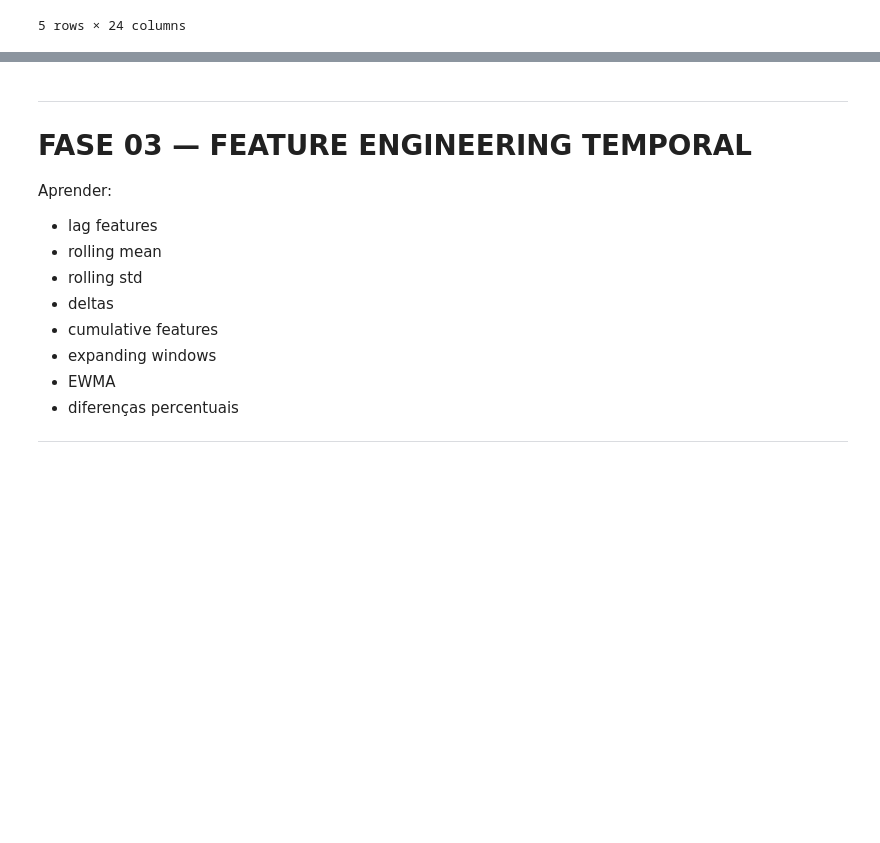
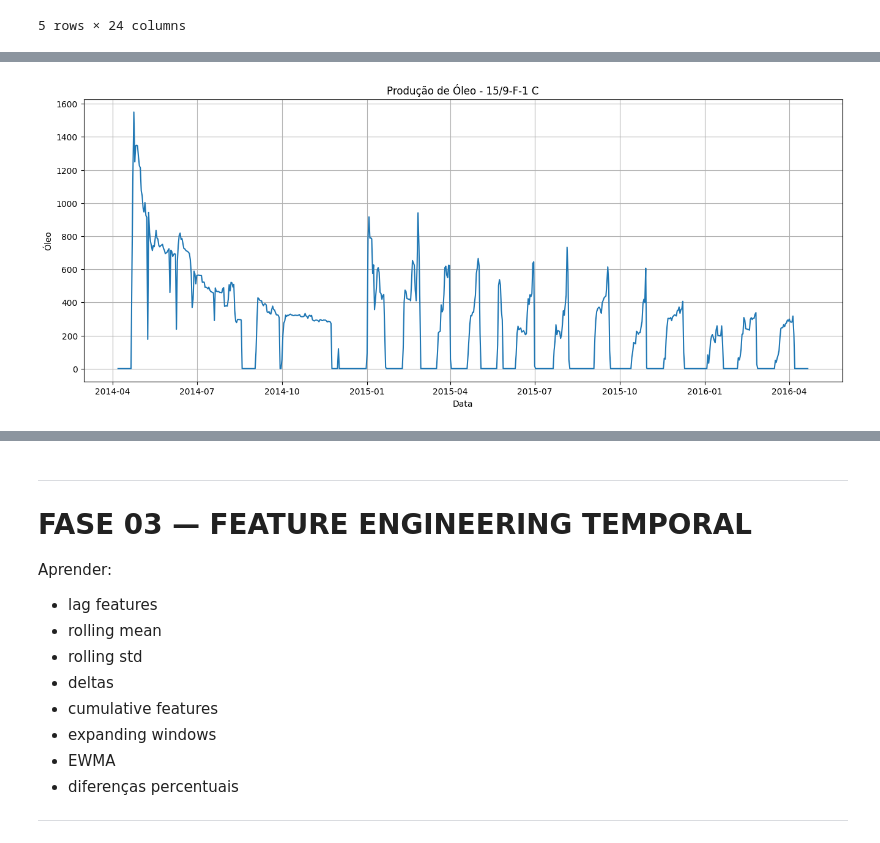
Before and after one commit to marcusvbrangel/production-surveillance, a Jupyter notebook: production_surveillance.ipynb, the cells around one changed output, grey strips where cells are left out. Cells and saved outputs as stored; diff of their text form; code cells hidden in the pictures; blank space fills up the shorter version.

```diff
--- a/production_surveillance.ipynb
+++ b/production_surveillance.ipynb
@@ -548,3 +542,25 @@ df_eda["DATEPRD"] = pd.to_datetime(df_eda["DATEPRD"])
 # %%
 # ordenar
 df_eda = df_eda.sort_values(by=["NPD_WELL_BORE_NAME", "DATEPRD"])
+# %%
+# ============================================================
+# ESCOLHER UM POÇO
+# ============================================================
+
+# IMPORTANTÍSSIMO.
+
+# EDA temporal inicialmente:
+
+# SEMPRE por poço
+# ===========================================================
+
+df_eda["NPD_WELL_BORE_NAME"].unique()
+
+well_name = "15/9-F-1 C"
+
+df_well = (
+    df_eda[df_eda["NPD_WELL_BORE_NAME"] == well_name]
+    .copy()
+)
+
+df_well.head()
@@ -550,0 +580,3 @@ df_eda = df_eda.sort_values(by=["NPD_WELL_BORE_NAME", "DATEPRD"])
+# %%
+# definir indice temporal
+df_well = df_well.set_index("DATEPRD")
@@ -550,0 +594,19 @@ df_eda = df_eda.sort_values(by=["NPD_WELL_BORE_NAME", "DATEPRD"])
+# %%
+# ============================================================
+# PRODUCAO DE OLEO AO LONGO DO TEMPO
+# ============================================================
+
+plt.figure(figsize=(16,6))
+
+plt.plot(
+    df_well.index,
+    df_well["BORE_OIL_VOL"]
+)
+
+plt.title(f"Produção de Óleo - {well_name}")
+plt.xlabel("Data")
+plt.ylabel("Óleo")
+plt.grid(True)
+plt.show()
+# %% [output]
+[figure, added]
```
Also changed, not shown: parts of 19 cells of this notebook.
